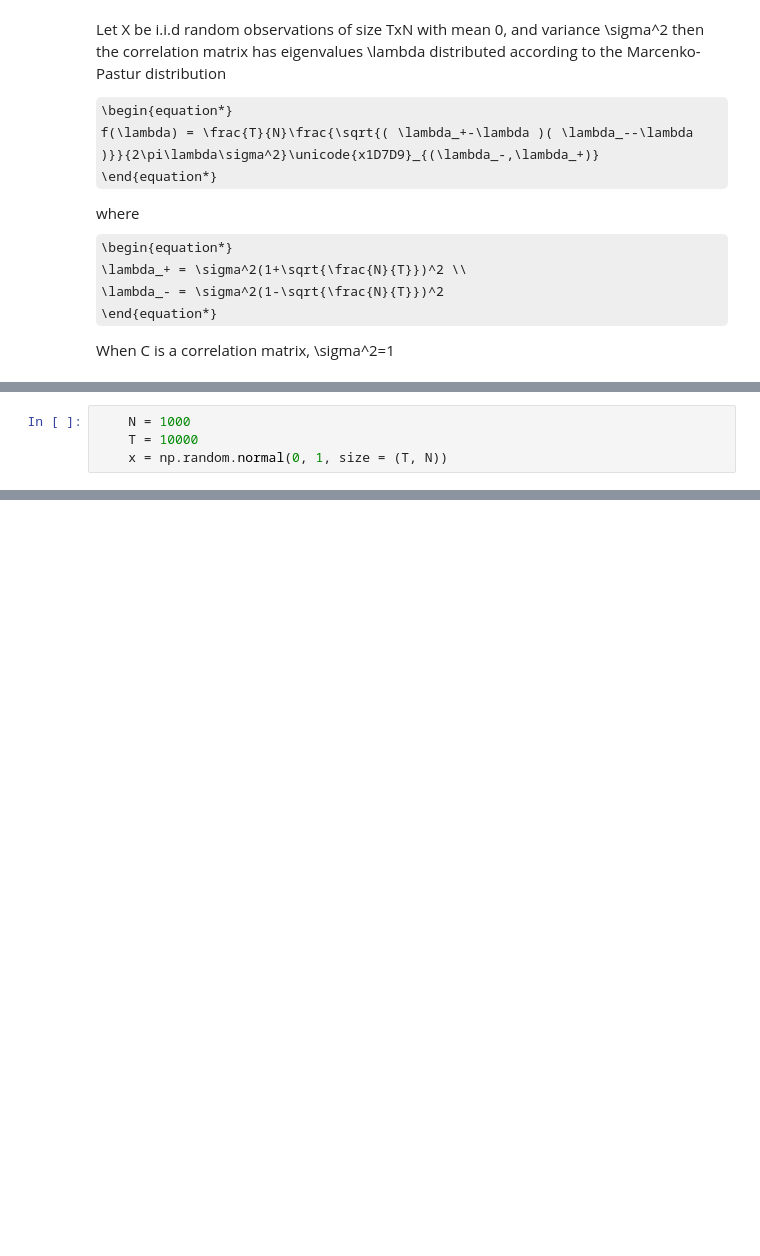
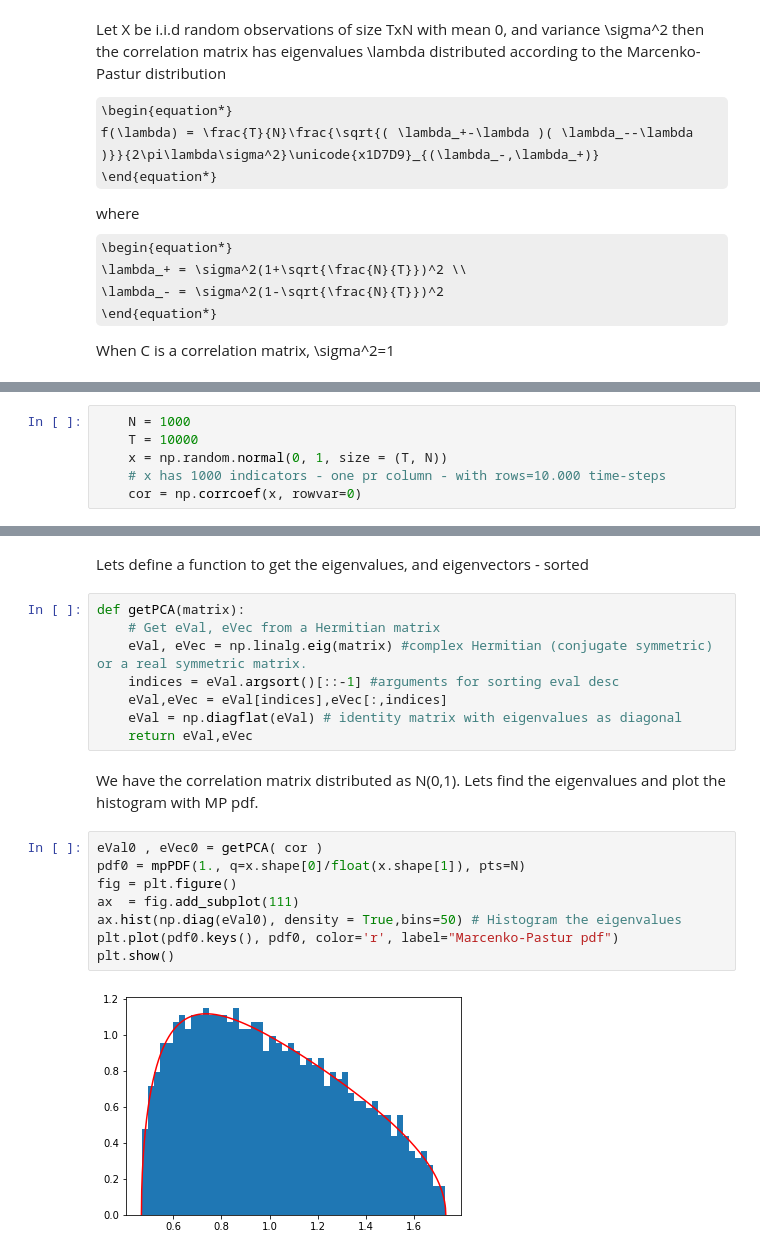
Before and after one commit to emoen/demo_Marchenko_Pastur_Analysis, a Jupyter notebook: demo_MarcenkoPastur_on_time_series.ipynb, the cells around one changed output, grey strips where cells are left out. Cells and saved outputs as stored; diff of their text form; some formulas as TeX source; blank space fills up the shorter version.

```diff
--- a/demo_MarcenkoPastur_on_time_series.ipynb
+++ b/demo_MarcenkoPastur_on_time_series.ipynb
@@ -39,3 +58,5 @@ plt.plot(pdf0.keys(), pdf0, color='r', label="Marcenko-Pastur pdf")
     N = 1000
     T = 10000
     x = np.random.normal(0, 1, size = (T, N))
+    # x has 1000 indicators - one pr column - with rows=10.000 time-steps
+    cor = np.corrcoef(x, rowvar=0)
@@ -41,0 +72,22 @@ plt.plot(pdf0.keys(), pdf0, color='r', label="Marcenko-Pastur pdf")
+# %% [markdown]
+Lets define a function to get the eigenvalues, and eigenvectors - sorted
+# %%
+def getPCA(matrix):
+    # Get eVal, eVec from a Hermitian matrix
+    eVal, eVec = np.linalg.eig(matrix) #complex Hermitian (conjugate symmetric) or a real symmetric matrix.
+    indices = eVal.argsort()[::-1] #arguments for sorting eval desc
+    eVal,eVec = eVal[indices],eVec[:,indices]
+    eVal = np.diagflat(eVal) # identity matrix with eigenvalues as diagonal
+    return eVal,eVec
+# %% [markdown]
+We have the correlation matrix distributed as N(0,1). Lets find the eigenvalues and plot the histogram with MP pdf.
+# %%
+eVal0 , eVec0 = getPCA( cor )
+pdf0 = mpPDF(1., q=x.shape[0]/float(x.shape[1]), pts=N)
+fig = plt.figure()
+ax  = fig.add_subplot(111)
+ax.hist(np.diag(eVal0), density = True,bins=50) # Histogram the eigenvalues
+plt.plot(pdf0.keys(), pdf0, color='r', label="Marcenko-Pastur pdf")
+plt.show()
+# %% [output]
+[figure, added]
```
Also changed, not shown: parts of 4 cells of this notebook.
